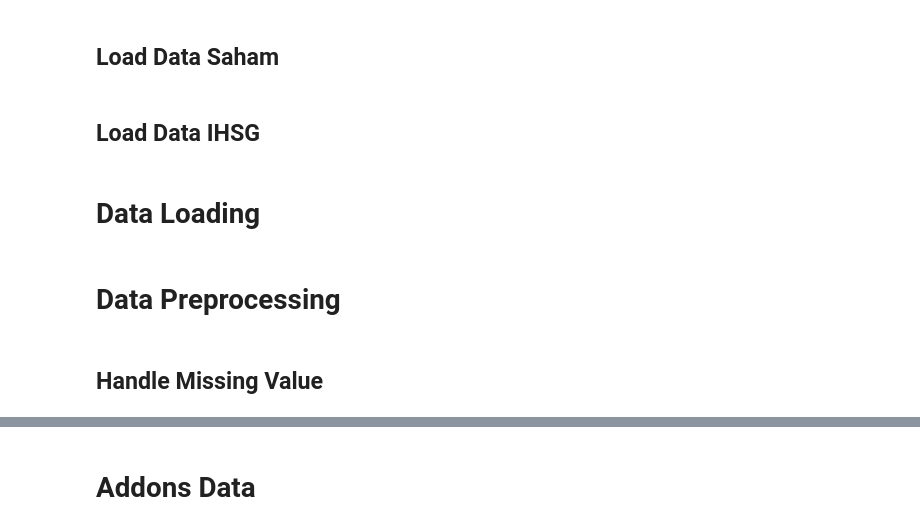
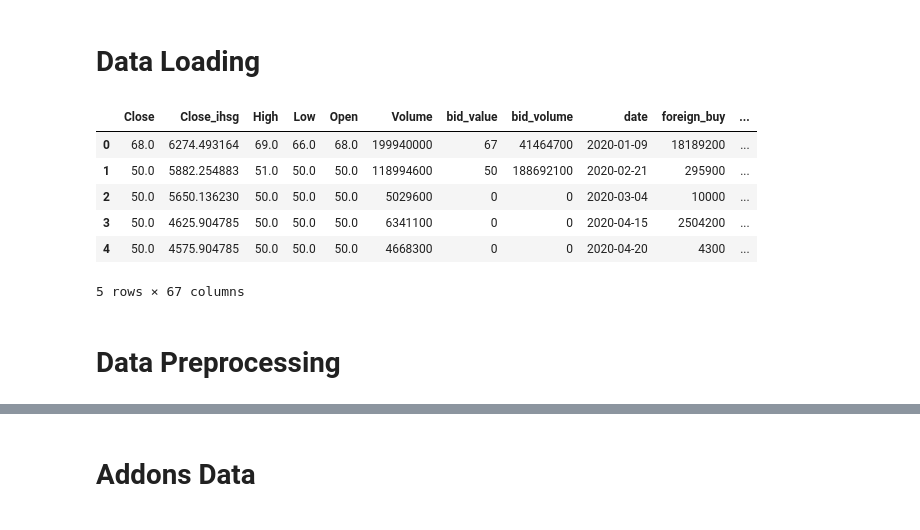
Before and after one commit to Notevenmore/stock-predict-ml, a Jupyter notebook: ml-server/project.ipynb, the cells around one changed output, grey strips where cells are left out. Cells and saved outputs as stored; diff of their text form; code cells hidden in the pictures.

Commit message:
Setup ML-Server Data Preprocessing (IPYNB Project)

```diff
--- a/project.ipynb
+++ b/ml-server/project.ipynb
@@ -31,4 +0,0 @@ from config import config
-# %% [markdown]
-## Load Data Saham
-# %% [markdown]
-## Load Data IHSG
@@ -35,6 +6,19 @@ from config import config
 # %% [markdown]
 # Data Loading
+# %%
+response = requests.get(f"{url}/stock/ml/BUMI")
+json = response.json()
+data = json.get('data')
+df = pd.DataFrame(data)
+df = df.drop(['attention_mask', 'content', 'content_abbreviation', 'content_clean', 'content_entity', 'content_stemmed', 'content_stopword_removed', 'emb_mean', 'embedding', 'sentiment_label', 'full_text', 'input_ids', 'negative_grouped_news_sentiment', 'positive_grouped_news_sentiment', 'title', 'title_abbreviation', 'title_clean', 'title_entity', 'title_stemmed', 'title_stopword_removed'], axis=1)
+df.head()
+# %% [output]
+|  | Close | Close_ihsg | High | Low | Open | Volume | bid_value | bid_volume | date | foreign_buy | ... |
+| 0 | 68.0 | 6274.493164 | 69.0 | 66.0 | 68.0 | 199940000 | 67 | 41464700 | 2020-01-09 | 18189200 | ... |
+| 1 | 50.0 | 5882.254883 | 51.0 | 50.0 | 50.0 | 118994600 | 50 | 188692100 | 2020-02-21 | 295900 | ... |
+| 2 | 50.0 | 5650.136230 | 50.0 | 50.0 | 50.0 | 5029600 | 0 | 0 | 2020-03-04 | 10000 | ... |
+| 3 | 50.0 | 4625.904785 | 50.0 | 50.0 | 50.0 | 6341100 | 0 | 0 | 2020-04-15 | 2504200 | ... |
+| 4 | 50.0 | 4575.904785 | 50.0 | 50.0 | 50.0 | 4668300 | 0 | 0 | 2020-04-20 | 4300 | ... |
+5 rows × 67 columns
 # %% [markdown]
 # Data Preprocessing
-# %% [markdown]
-## Handle Missing Value
```
Also changed, not shown: parts of 40 cells of this notebook, 3 other files.
